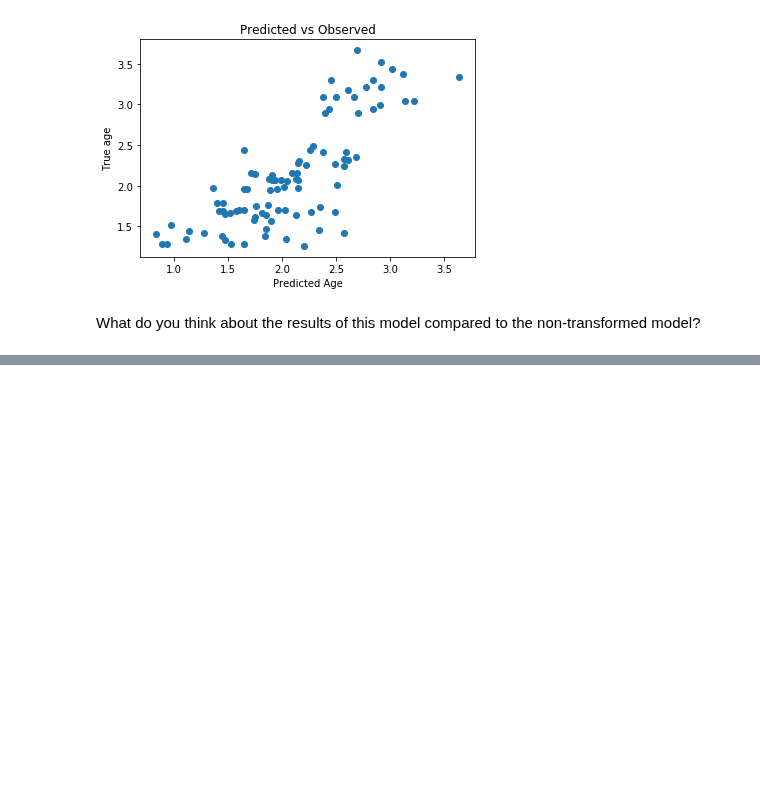
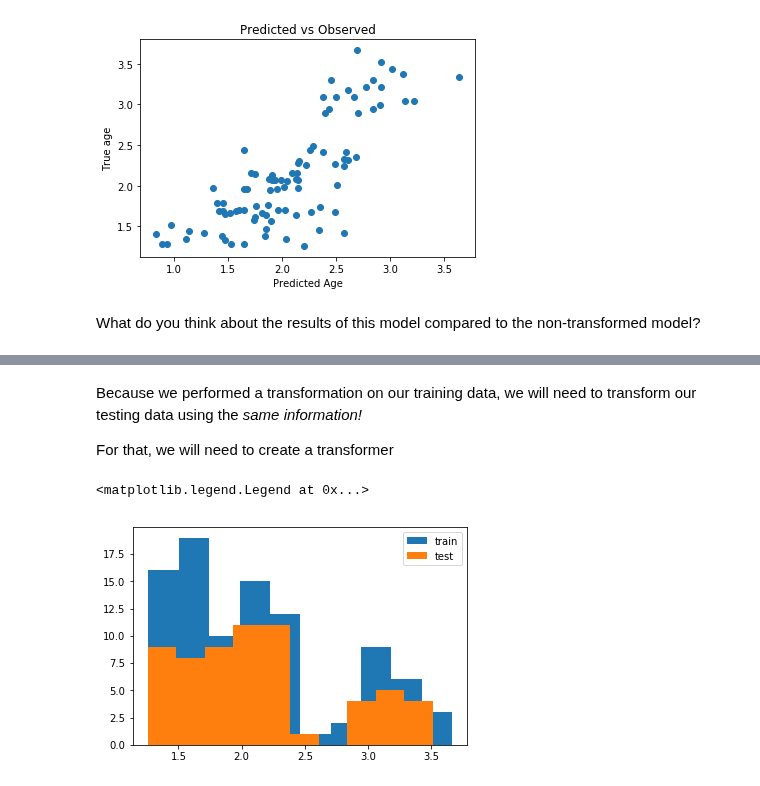
Before and after one commit to illdopejake/RS2018_Nilearn_tutorial, a Jupyter notebook: Nilearn_tutorial_2018.ipynb, the cells around one changed output, grey strips where cells are left out. Saved outputs shown, nothing was run; the diff lists cells and outputs as text; code cells hidden in the pictures; blank space fills up the shorter version.

```diff
--- a/Nilearn_tutorial_2018.ipynb
+++ b/Nilearn_tutorial_2018.ipynb
@@ -776,0 +786,18 @@ What do you think about the results of this model compared to the non-transforme
+# %% [markdown]
+Because we performed a transformation on our training data, we will need to transform our testing data using the *same information!*
+
+For that, we will need to create a transformer
+# %%
+# transform testing set based on training distribution...
+from sklearn.preprocessing import FunctionTransformer
+
+transformer = FunctionTransformer(np.log).fit(y_train.values.reshape(-1,1))
+log_y_test = transformer.transform(y_test.values.reshape(-1,1))[:,0]
+# %%
+# how did we do?
+plt.hist(log_y_train, label = 'train')
+plt.hist(log_y_test, label = 'test')
+plt.legend()
+# %% [output]
+<matplotlib.legend.Legend at 0x...>
+[figure, added]
```
Also changed, not shown: parts of 13 cells of this notebook.
